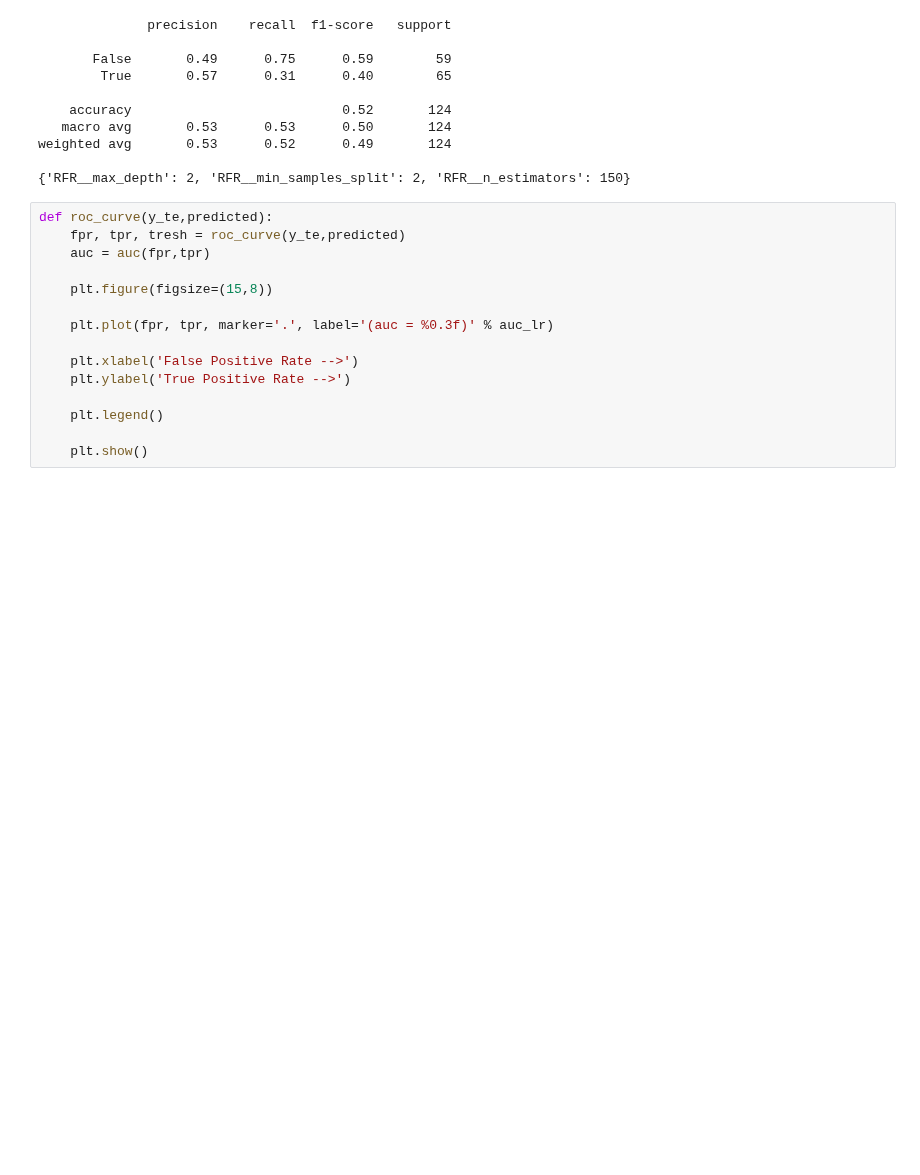
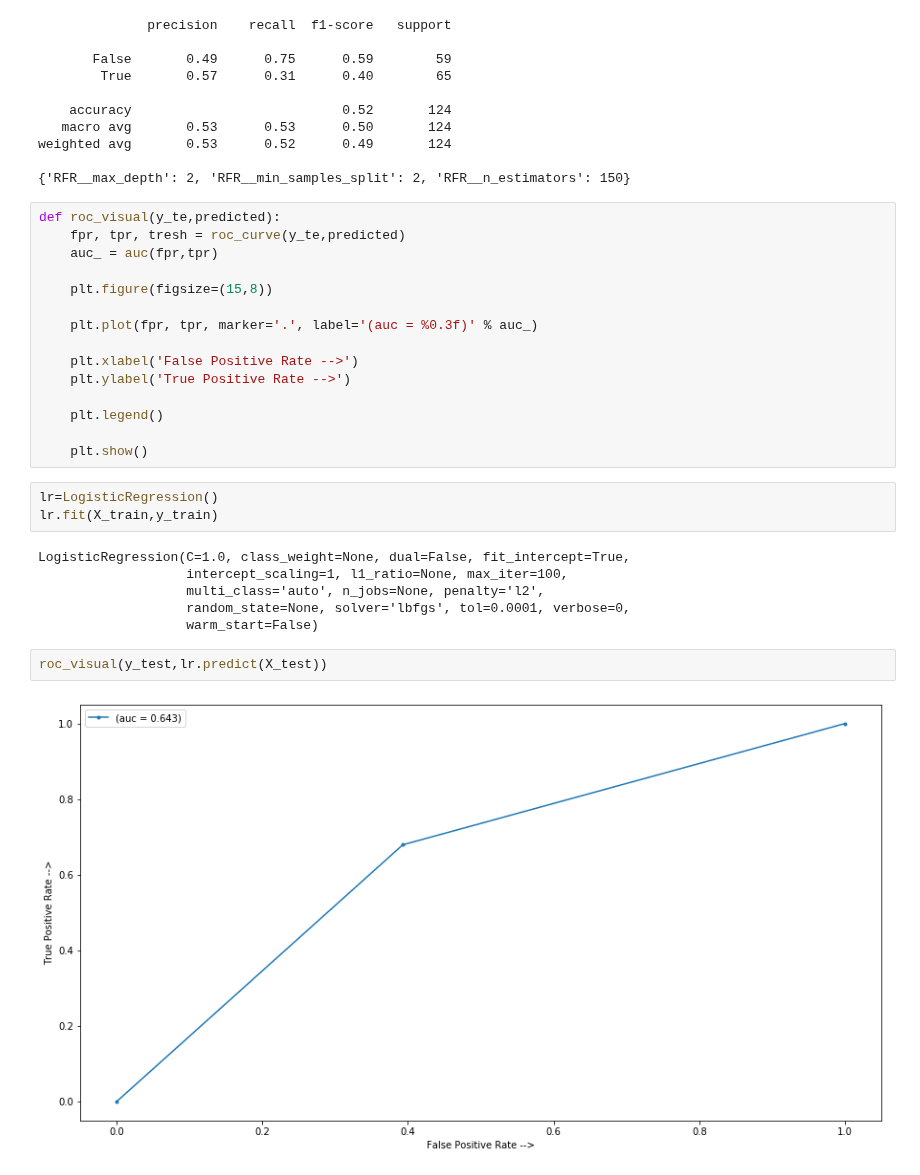
Before and after one commit to ArielJosephCohen/shark_tank, a Jupyter notebook: first_model.ipynb, the cells around one changed output. Cells and saved outputs as stored; diff of their text form; blank space fills up the shorter version.

```diff
--- a/first_model.ipynb
+++ b/first_model.ipynb
@@ -1182,13 +1182,13 @@ weighted avg       0.53      0.52      0.49       124
 
 {'RFR__max_depth': 2, 'RFR__min_samples_split': 2, 'RFR__n_estimators': 150}
 # %%
-def roc_curve(y_te,predicted):
+def roc_visual(y_te,predicted):
     fpr, tpr, tresh = roc_curve(y_te,predicted)
-    auc = auc(fpr,tpr)
+    auc_ = auc(fpr,tpr)
 
     plt.figure(figsize=(15,8))
 
-    plt.plot(fpr, tpr, marker='.', label='(auc = %0.3f)' % auc_lr)
+    plt.plot(fpr, tpr, marker='.', label='(auc = %0.3f)' % auc_)
 
     plt.xlabel('False Positive Rate -->')
     plt.ylabel('True Positive Rate -->')
@@ -1196,3 +1196,16 @@ def roc_curve(y_te,predicted):
     plt.legend()
 
     plt.show()
+# %%
+lr=LogisticRegression()
+lr.fit(X_train,y_train)
+# %% [output]
+LogisticRegression(C=1.0, class_weight=None, dual=False, fit_intercept=True,
+                   intercept_scaling=1, l1_ratio=None, max_iter=100,
+                   multi_class='auto', n_jobs=None, penalty='l2',
+                   random_state=None, solver='lbfgs', tol=0.0001, verbose=0,
+                   warm_start=False)
+# %%
+roc_visual(y_test,lr.predict(X_test))
+# %% [output]
+[figure, added]
```
Also changed, not shown: parts of 2 cells of this notebook, 2 other files.
